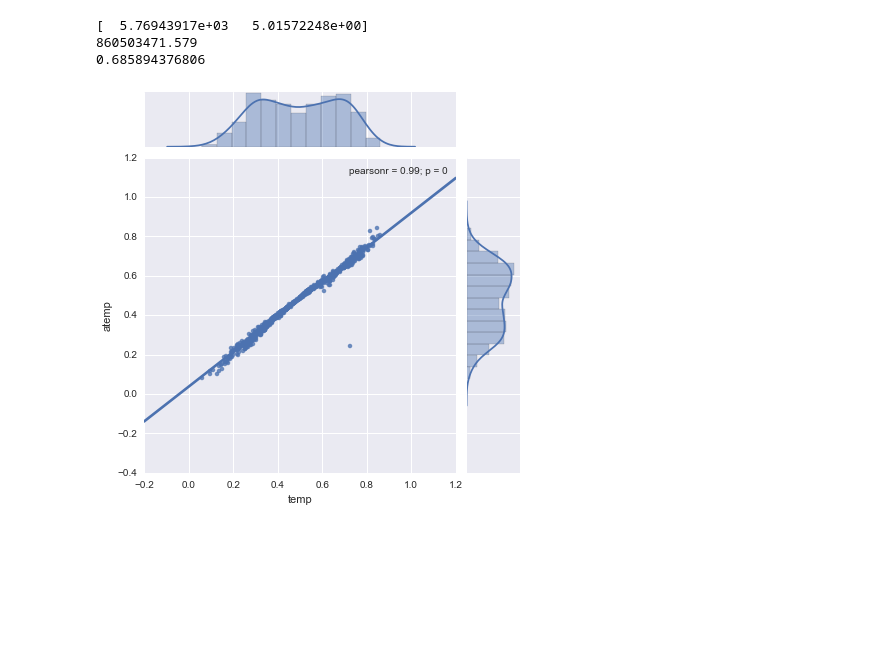
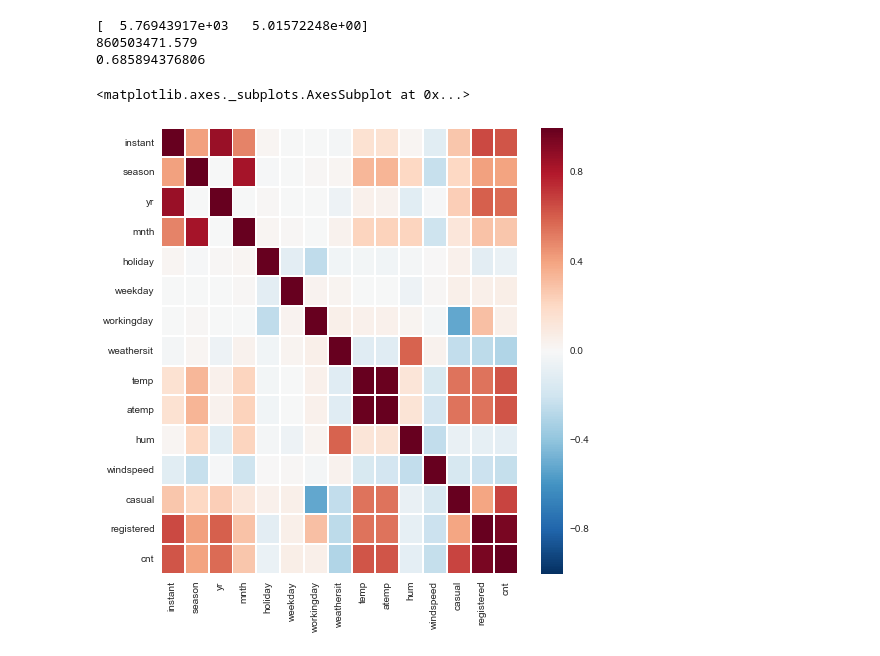
Before and after one commit to ggharry/regression-project, a Jupyter notebook: bikeDay.ipynb, the cells around one changed output. Drawn from its saved outputs; the diff is of its cells as text; code cells hidden in the pictures; blank space fills up the shorter version.

```diff
--- a/bikeDay.ipynb
+++ b/bikeDay.ipynb
@@ -75,7 +73,8 @@ print regr.score(predictors, cnt)
 [  5.76943917e+03   5.01572248e+00]
 860503471.579
 0.685894376806
-# %%
-sns.jointplot(x="temp", y="atemp", data=df, kind="reg");
-# %% [output]
-[figure, removed]
+# %%
+sns.heatmap(df.corr())
+# %% [output]
+<matplotlib.axes._subplots.AxesSubplot at 0x...>
+[figure, added]
```
Also changed, not shown: parts of 1 cell of this notebook.
